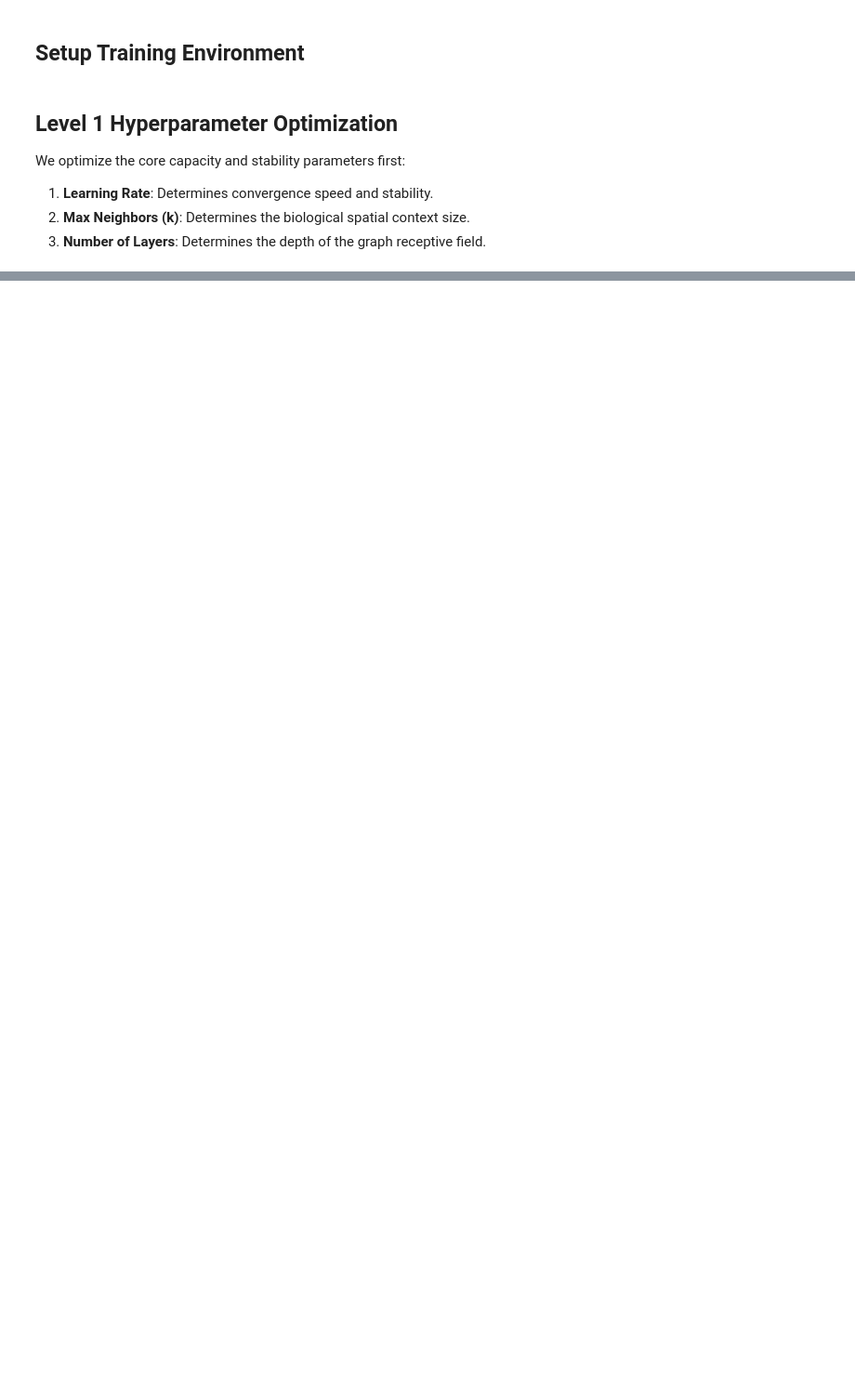
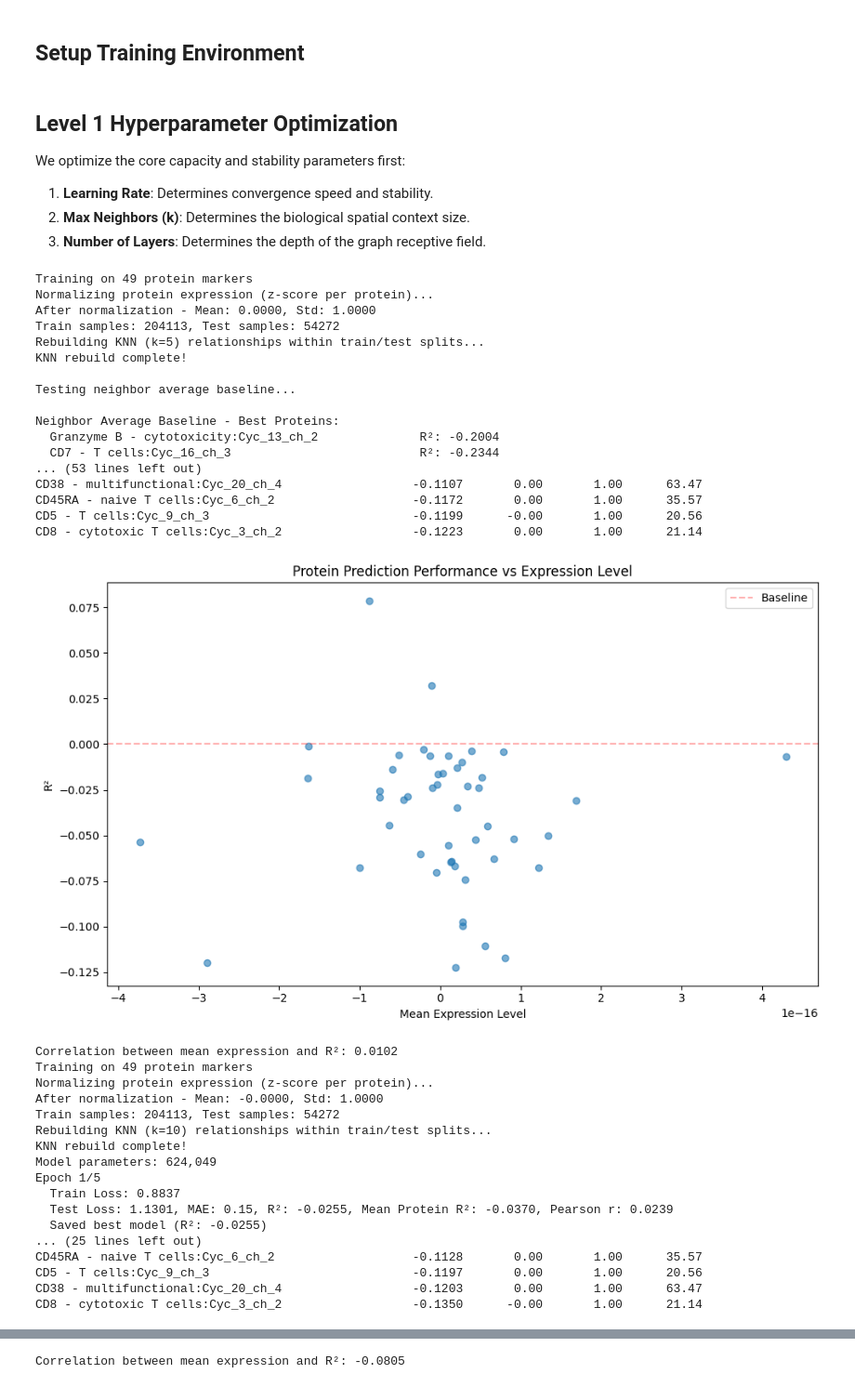
Before and after one commit to vigilius405/spatiotemporal-graphformer, a Jupyter notebook: exploration.ipynb, the cells around one changed output, grey strips where cells are left out. Shown at 93% size. Drawn from its saved outputs; the diff is of its cells as text; code cells hidden in the pictures; blank space fills up the shorter version.

```diff
--- a/exploration.ipynb
+++ b/exploration.ipynb
@@ -138,0 +179,67 @@ print(results_df)
+# %%
+graph_anchor = dict(max_neighbors=10, num_layers=3)
+
+graph_sweep = [
+    dict(max_neighbors=5),
+    dict(max_neighbors=10),
+    dict(max_neighbors=20),
+    dict(max_neighbors=50),
+]
+
+best_graph = None
+best_r2 = -float("inf")
+
+for i, delta in enumerate(graph_sweep):
+    params = {**graph_anchor, **delta}
+
+    r2 = run_and_score(
+        params | dict(
+            lr=1e-4,
+            dropout=0.2,
+            l2_reg=1e-4,
+            hidden_dim=128,
+            num_heads=4,
+        ),
+        rebuild_KNN=True,
+        test_baseline=(i == 0),
+    )
+
+    if r2 > best_r2:
+        best_r2 = r2
+        best_graph = params
+# %% [output]
+Training on 49 protein markers
+Normalizing protein expression (z-score per protein)...
+After normalization - Mean: 0.0000, Std: 1.0000
+Train samples: 204113, Test samples: 54272
+Rebuilding KNN (k=5) relationships within train/test splits...
+KNN rebuild complete!
+
+Testing neighbor average baseline...
+
+Neighbor Average Baseline - Best Proteins:
+  Granzyme B - cytotoxicity:Cyc_13_ch_2              R²: -0.2004
+  CD7 - T cells:Cyc_16_ch_3                          R²: -0.2344
+... (53 lines left out)
+CD38 - multifunctional:Cyc_20_ch_4                  -0.1107       0.00       1.00      63.47
+CD45RA - naive T cells:Cyc_6_ch_2                   -0.1172       0.00       1.00      35.57
+CD5 - T cells:Cyc_9_ch_3                            -0.1199      -0.00       1.00      20.56
+CD8 - cytotoxic T cells:Cyc_3_ch_2                  -0.1223       0.00       1.00      21.14
+[figure, added]
+Correlation between mean expression and R²: 0.0102
+Training on 49 protein markers
+Normalizing protein expression (z-score per protein)...
+After normalization - Mean: -0.0000, Std: 1.0000
+Train samples: 204113, Test samples: 54272
+Rebuilding KNN (k=10) relationships within train/test splits...
+KNN rebuild complete!
+Model parameters: 624,049
+Epoch 1/5
+  Train Loss: 0.8837
+  Test Loss: 1.1301, MAE: 0.15, R²: -0.0255, Mean Protein R²: -0.0370, Pearson r: 0.0239
+  Saved best model (R²: -0.0255)
+... (25 lines left out)
+CD45RA - naive T cells:Cyc_6_ch_2                   -0.1128       0.00       1.00      35.57
+CD5 - T cells:Cyc_9_ch_3                            -0.1197       0.00       1.00      20.56
+CD38 - multifunctional:Cyc_20_ch_4                  -0.1203       0.00       1.00      63.47
+CD8 - cytotoxic T cells:Cyc_3_ch_2                  -0.1350      -0.00       1.00      21.14
@@ -138,0 +283 @@ print(results_df)
+Correlation between mean expression and R²: -0.0805
```
Also changed, not shown: parts of 12 cells of this notebook.
